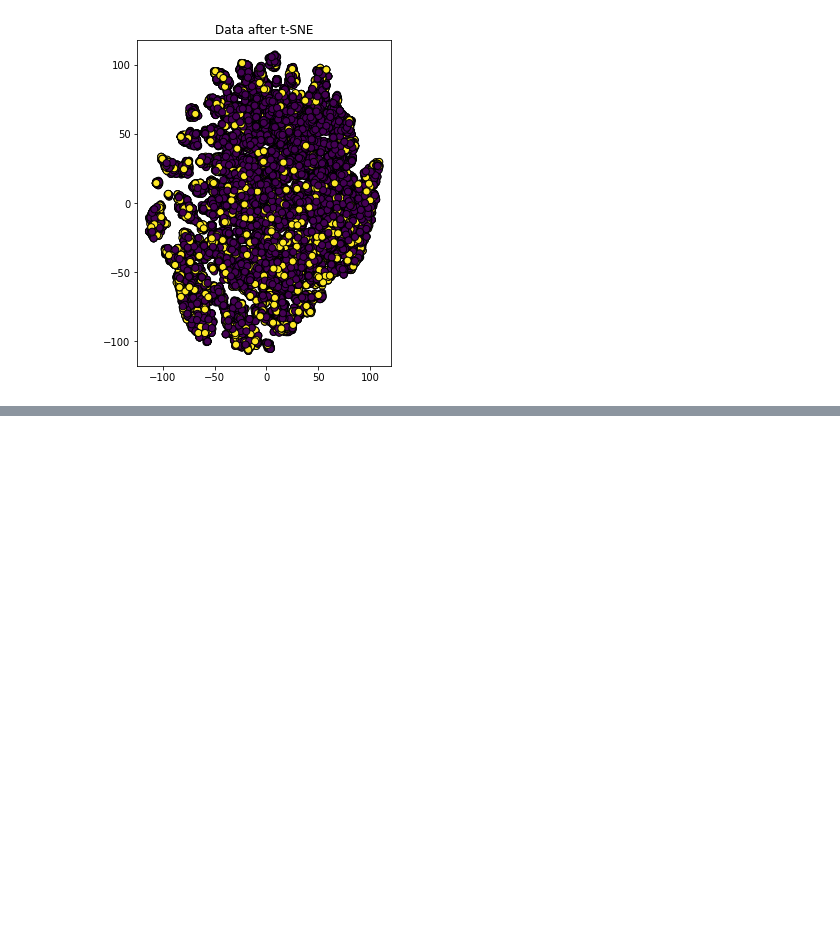
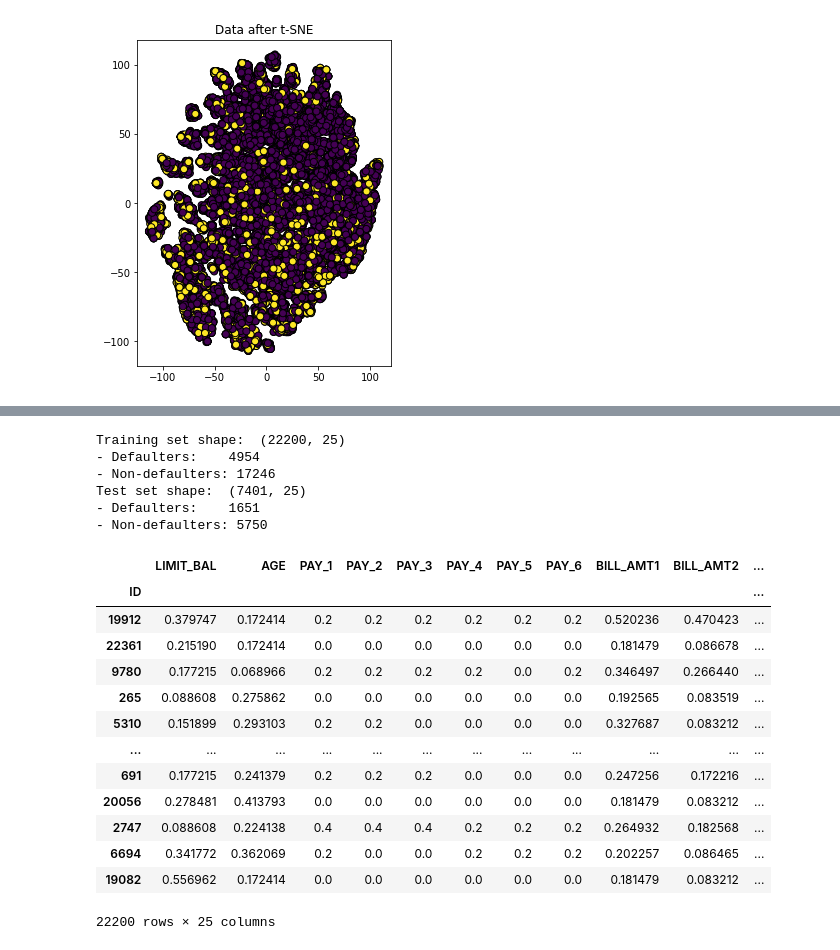
Before and after one commit to huuthieu/fedonce-ssl, a Jupyter notebook: phishing.ipynb, the cells around one changed output, grey strips where cells are left out. Cells and saved outputs as stored; diff of their text form; code cells hidden in the pictures; blank space fills up the shorter version.

```diff
--- a/phishing.ipynb
+++ b/phishing.ipynb
@@ -642,0 +703,13 @@ Text(0.5, 1.0, 'Data after t-SNE')
+# %%
+df['GRAD_SCHOOL'] = (df['EDUCATION'] == 1).astype('float')
+df['UNIVERSITY'] = (df['EDUCATION'] == 2).astype('float')
+df['HIGH_SCHOOL'] = (df['EDUCATION'] == 3).astype('float')
+df.drop('EDUCATION', axis=1, inplace=True)
+
+df['MALE'] = (df['SEX'] == 1).astype('float')
+df.drop('SEX', axis=1, inplace=True)
+
+df['MARRIED'] = (df['MARRIAGE'] == 1).astype('float')
+df.drop('MARRIAGE', axis=1, inplace=True)
+
+df.head()
@@ -642,0 +728,15 @@ Text(0.5, 1.0, 'Data after t-SNE')
+# %%
+X_train_raw, X_test_raw, y_train, y_test = train_test_split(X, y, random_state=24, stratify=y)
+print('Training set shape: ', np.shape(X_train_raw))
+print(f'- Defaulters:\t {len(y_train[y_train==1])}')
+print(f'- Non-defaulters: {len(y_train[y_train==0])}')
+print('Test set shape: ', np.shape(X_test_raw))
+print(f'- Defaulters:\t {len(y_test[y_test==1])}')
+print(f'- Non-defaulters: {len(y_test[y_test==0])}')
+# %% [output]
+Training set shape:  (22200, 25)
+- Defaulters:    4954
+- Non-defaulters: 17246
+Test set shape:  (7401, 25)
+- Defaulters:    1651
+- Non-defaulters: 5750
@@ -642,0 +759,17 @@ Text(0.5, 1.0, 'Data after t-SNE')
+# %%
+X_train_norm
+# %% [output]
+|  | LIMIT_BAL | AGE | PAY_1 | PAY_2 | PAY_3 | PAY_4 | PAY_5 | PAY_6 | BILL_AMT1 | BILL_AMT2 | ... |
+| ID |  |  |  |  |  |  |  |  |  |  | ... |
+| 19912 | 0.379747 | 0.172414 | 0.2 | 0.2 | 0.2 | 0.2 | 0.2 | 0.2 | 0.520236 | 0.470423 | ... |
+| 22361 | 0.215190 | 0.172414 | 0.0 | 0.0 | 0.0 | 0.0 | 0.0 | 0.0 | 0.181479 | 0.086678 | ... |
+| 9780 | 0.177215 | 0.068966 | 0.2 | 0.2 | 0.2 | 0.2 | 0.0 | 0.2 | 0.346497 | 0.266440 | ... |
+| 265 | 0.088608 | 0.275862 | 0.0 | 0.0 | 0.0 | 0.0 | 0.0 | 0.0 | 0.192565 | 0.083519 | ... |
+| 5310 | 0.151899 | 0.293103 | 0.2 | 0.2 | 0.0 | 0.0 | 0.0 | 0.0 | 0.327687 | 0.083212 | ... |
+| ... | ... | ... | ... | ... | ... | ... | ... | ... | ... | ... | ... |
+| 691 | 0.177215 | 0.241379 | 0.2 | 0.2 | 0.2 | 0.0 | 0.0 | 0.0 | 0.247256 | 0.172216 | ... |
+| 20056 | 0.278481 | 0.413793 | 0.0 | 0.0 | 0.0 | 0.0 | 0.0 | 0.0 | 0.181479 | 0.083212 | ... |
+| 2747 | 0.088608 | 0.224138 | 0.4 | 0.4 | 0.4 | 0.2 | 0.2 | 0.2 | 0.264932 | 0.182568 | ... |
+| 6694 | 0.341772 | 0.362069 | 0.2 | 0.0 | 0.0 | 0.2 | 0.2 | 0.2 | 0.202257 | 0.086465 | ... |
+| 19082 | 0.556962 | 0.172414 | 0.0 | 0.0 | 0.0 | 0.0 | 0.0 | 0.0 | 0.181479 | 0.083212 | ... |
+22200 rows × 25 columns
```
Also changed, not shown: parts of 11 cells of this notebook, 3 other files.
